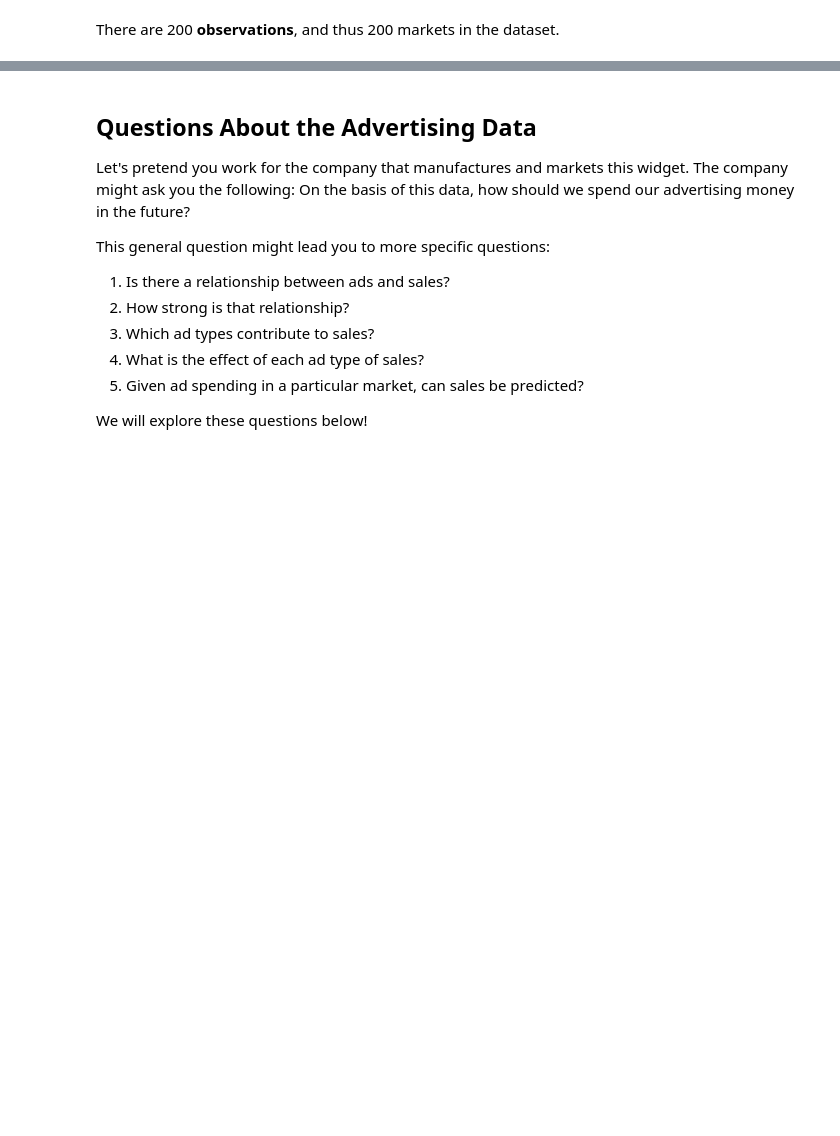
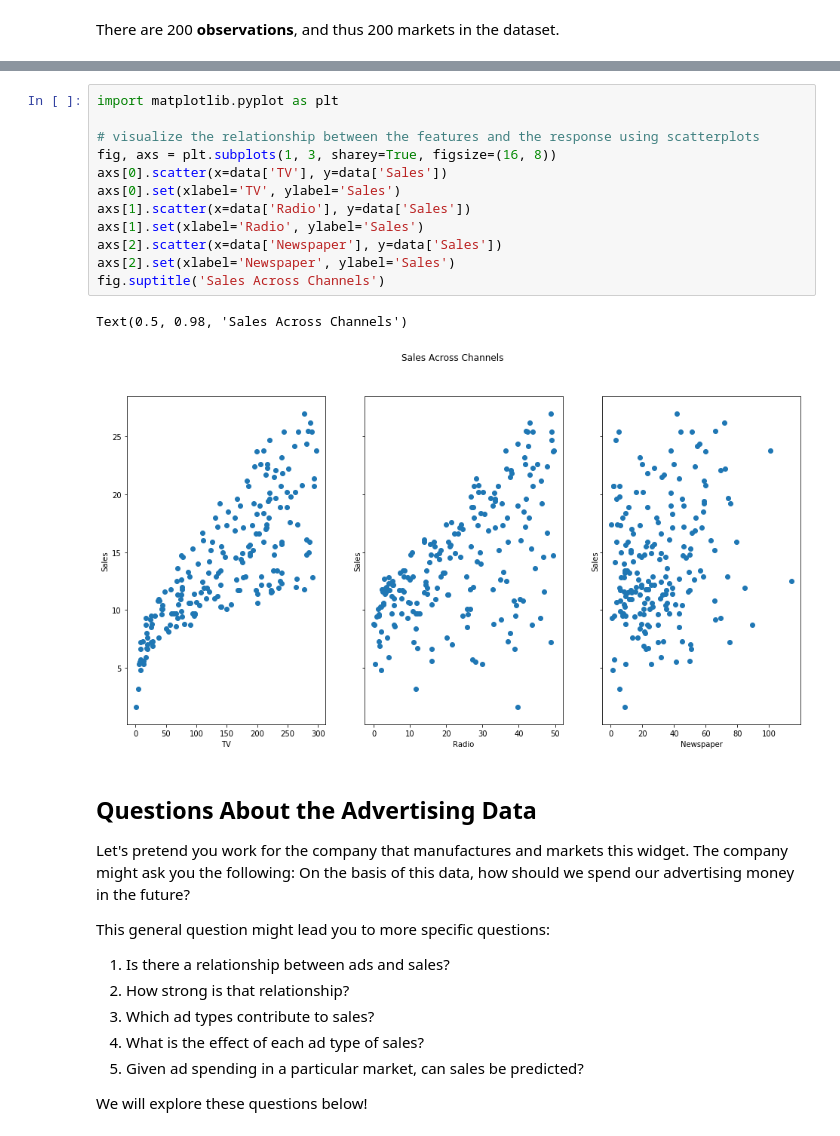
Before and after one commit to smitdalt/machine-learning, a Jupyter notebook: notebooks/08_linear_regression.ipynb, the cells around one changed output, grey strips where cells are left out. Saved outputs shown, nothing was run; the diff lists cells and outputs as text; blank space fills up the shorter version.

```diff
--- a/notebooks/08_linear_regression.ipynb
+++ b/notebooks/08_linear_regression.ipynb
@@ -71,3 +81,18 @@ data.plot(kind='scatter', x='Newspaper', y='Sales', ax=axs[2])
+# %%
+import matplotlib.pyplot as plt
+
+# visualize the relationship between the features and the response using scatterplots
+fig, axs = plt.subplots(1, 3, sharey=True, figsize=(16, 8))
+axs[0].scatter(x=data['TV'], y=data['Sales'])
+axs[0].set(xlabel='TV', ylabel='Sales')
+axs[1].scatter(x=data['Radio'], y=data['Sales'])
+axs[1].set(xlabel='Radio', ylabel='Sales')
+axs[2].scatter(x=data['Newspaper'], y=data['Sales'])
+axs[2].set(xlabel='Newspaper', ylabel='Sales')
+fig.suptitle('Sales Across Channels')
+# %% [output]
+Text(0.5, 0.98, 'Sales Across Channels')
+[figure, added]
 # %% [markdown]
 ## Questions About the Advertising Data
 
```
Also changed, not shown: parts of 18 cells of this notebook, 4 other files.
